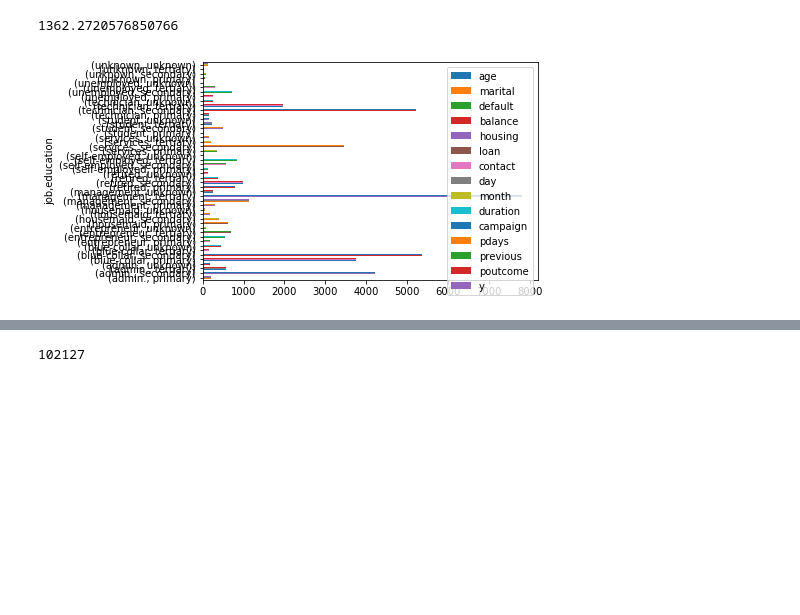
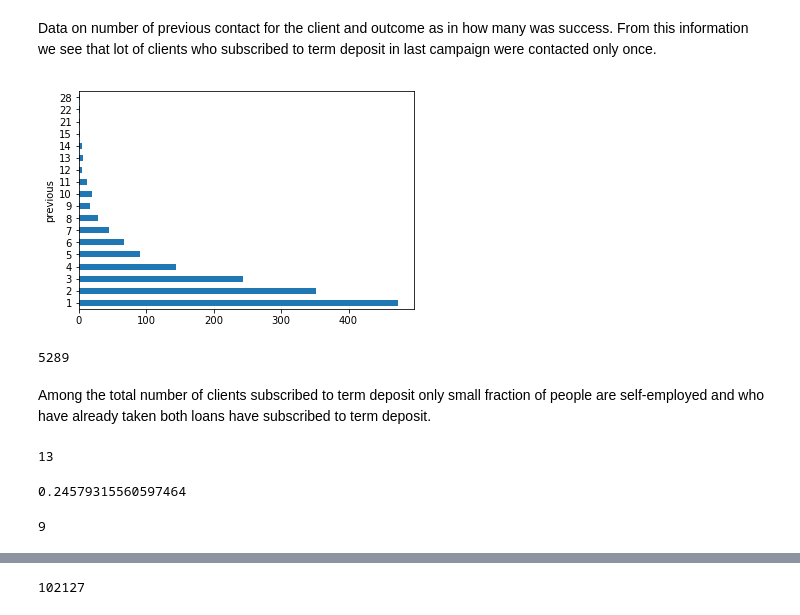
Before and after one commit to SoundaryaViji/capstone_project, a Jupyter notebook: BankDetails.ipynb, the cells around one changed output, grey strips where cells are left out. Cells and saved outputs as stored; diff of their text form; code cells hidden in the pictures; blank space fills up the shorter version.

```diff
--- a/BankDetails.ipynb
+++ b/BankDetails.ipynb
@@ -1,21 +7,36 @@
+# %% [markdown]
+Data on number of previous contact for the client and outcome as in how many was success. From this information we see  that lot of clients who subscribed to term deposit in last campaign were contacted only once.
 # %%
 %matplotlib inline
 import matplotlib.pyplot as plt
 import pandas as pd
 import csv
 import numpy as np
 import collections
 
 df = pd.read_csv('/Users/Sriram/Documents/Soundz_Interview_Prep/learning/springboard/capstoneproject/bank/bank-full.csv',delimiter=";")
 
-#Grouping the data based on client job and education
-#how to change the labels
-df1 = df.groupby(['job','education']).count()
-
-df1.plot(kind = 'barh')
-
-#average early balance of clients
-df['balance'].mean()
+df.loc[df["poutcome"] == 'success','previous'].groupby(df['previous']).size().plot(kind = 'barh')
 # %% [output]
-1362.2720576850766
-[figure, old version]
+[figure, new version]
+# %%
+total_num_client_subscribed = df.loc[df['y'] == 'yes'].y.count()
+# %% [output]
+5289
+# %% [markdown]
+Among the total number of clients subscribed to term deposit only small fraction of people are self-employed and who have already taken both loans have subscribed to term deposit.
+# %%
+self_employed_client = df.loc[(df["job"] == 'self-employed')& (df["loan"] == 'yes') & (df['housing'] == 'yes') & (df['y'] == 'yes')].job.count()
+self_employed_client
+# %% [output]
+13
+# %%
+percentage = (self_employed_client/total_num_client_subscribed) *100
+percentage
+# %% [output]
+0.24579315560597464
+# %%
+df1 = df.loc[(df["job"] == 'self-employed')& (df["loan"] == 'yes') & (df['housing'] == 'yes') & (df['y'] == 'yes')]
+df1.loc[df1['balance'] > 0].job.count()
+# %% [output]
+9
```
Also changed, not shown: parts of 26 cells of this notebook.
